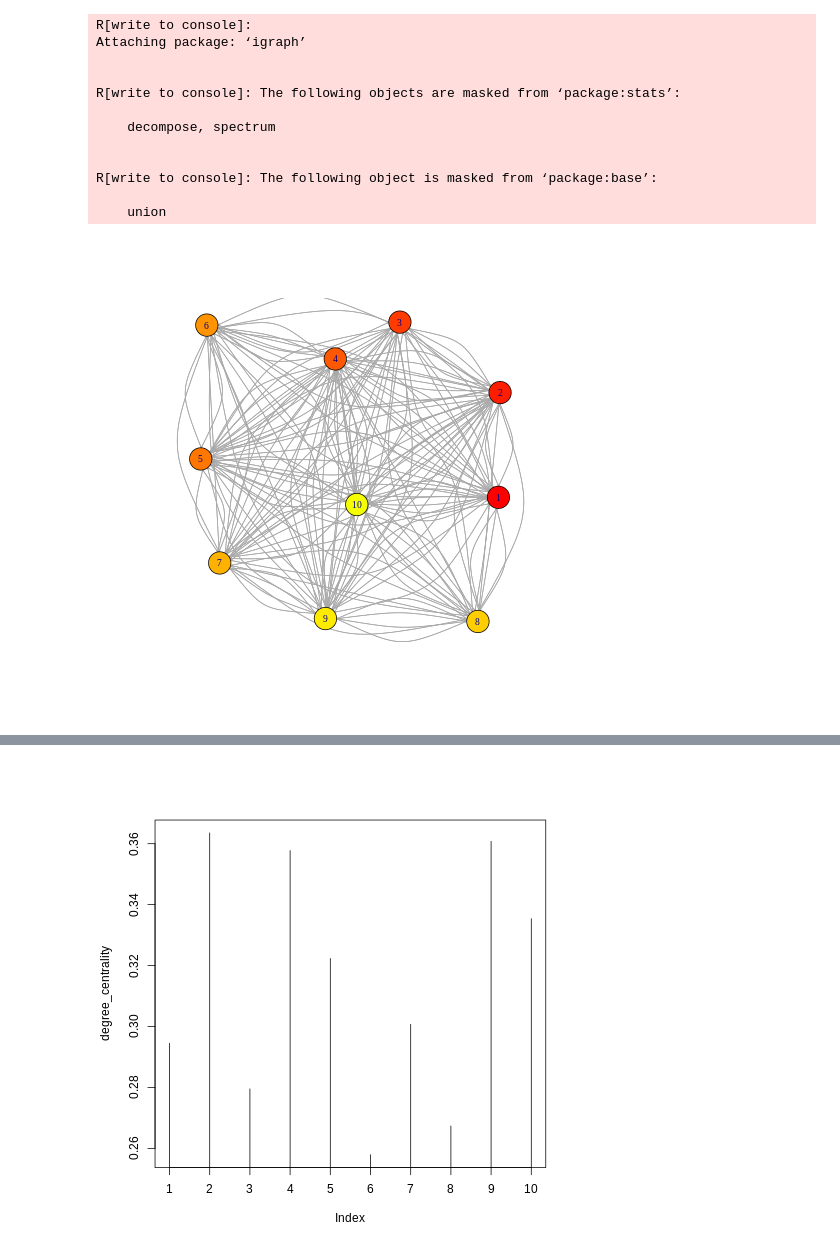
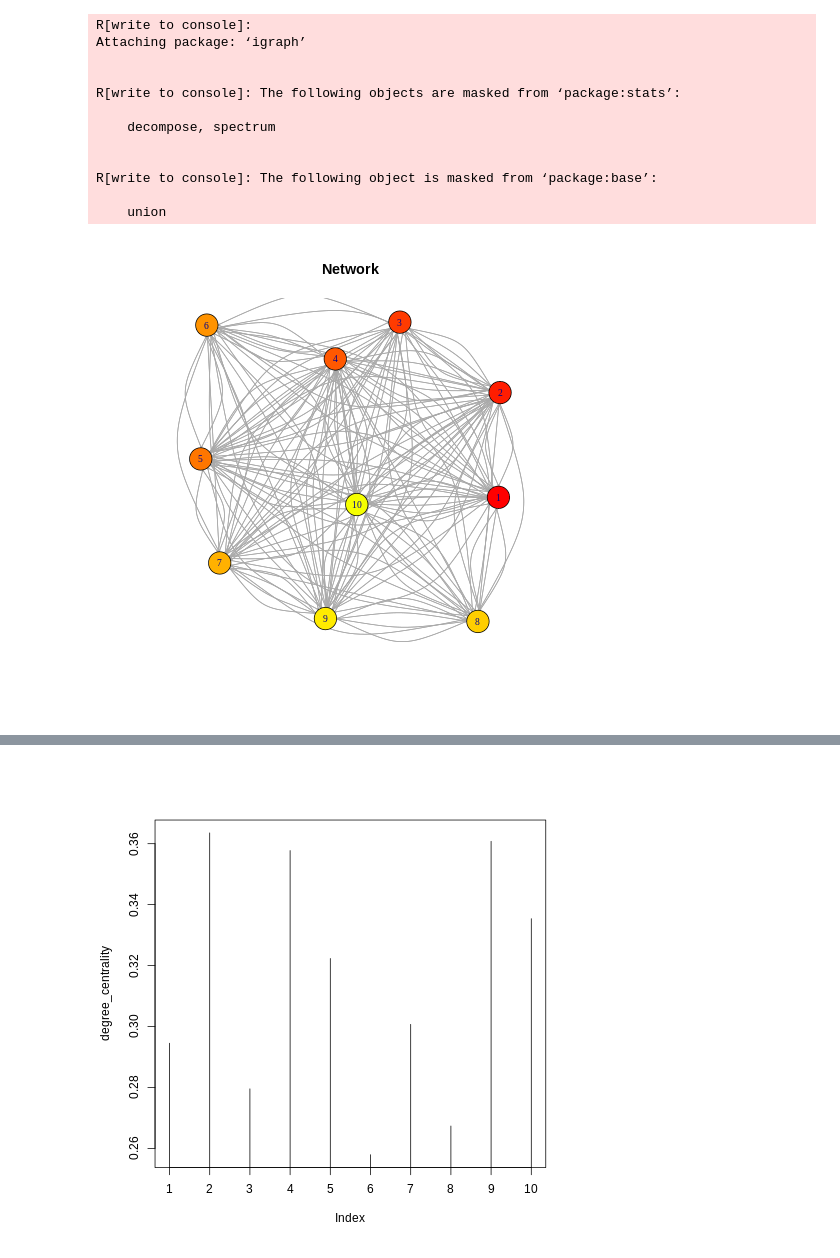
Before and after one commit to yaara-dev/sna, a Jupyter notebook: SNA.ipynb, the cells around one changed output, grey strips where cells are left out. Saved outputs shown, nothing was run; the diff lists cells and outputs as text; code cells hidden in the pictures.

```diff
--- a/SNA.ipynb
+++ b/SNA.ipynb
@@ -84,19 +84,20 @@ for ( row in data){
 # %%
 %%R
 net <- graph.data.frame(
     net_df,
     directed=T
 )
 
 plot(net,
      vertex.color=rainbow(52),
      vertext.size=2,
      edge.arrow.size=0.1,
      vertex.label.cex=0.8,
      layout=layout.kamada.kawai,
+     main = 'Network'
 )
 # %% [output]
-[figure, old version]
+[figure, new version]
 # %%
 %%R
 normalize <- function(x) {
```
Also changed, not shown: parts of 7 cells of this notebook.
